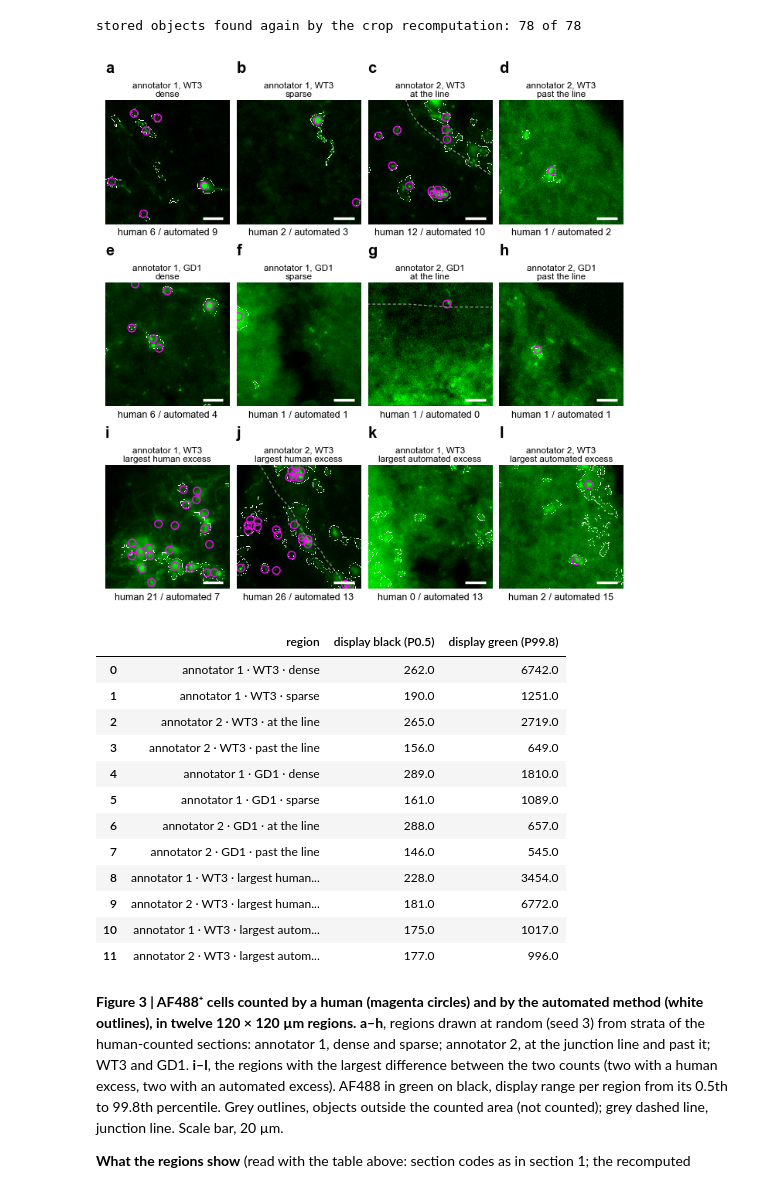
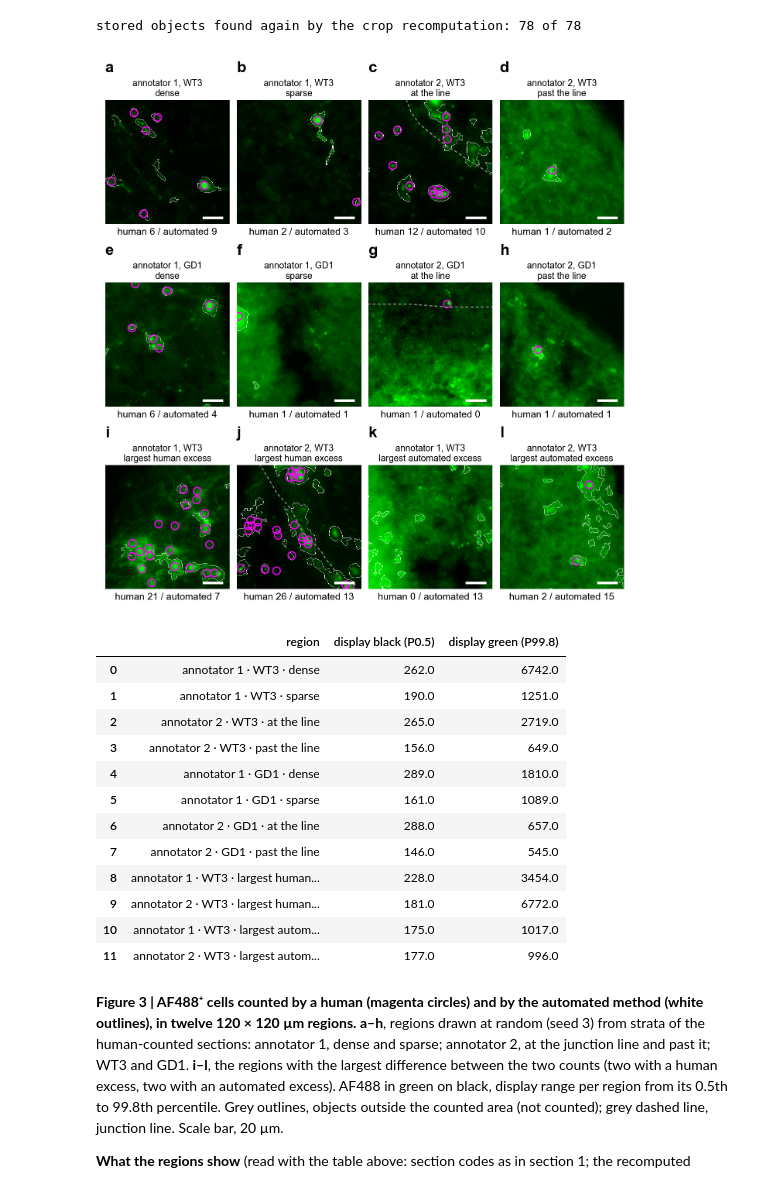
Before and after one commit to daggermaster3000/ARGUS, a Jupyter notebook: notebooks/official_analysis/01_validation.ipynb, the cells around one changed output. Drawn from its saved outputs; the diff is of its cells as text; code cells hidden in the pictures.

Commit message:
fix(notebooks): validation region galleries shown at full resolution in the notebook (240 dpi)
Co-Authored-By: Claude Opus 5.5 (1M context) <noreply@anthropic.com>

```diff
--- a/notebooks/official_analysis/01_validation.ipynb
+++ b/notebooks/official_analysis/01_validation.ipynb
@@ -783,35 +783,37 @@ def draw_roi(ax, index, roi):
         keep = ids
     ax.imshow(outline_rgba(r["labels"], keep), extent=extent, interpolation="nearest")
     # the human dots
     d = dots[(dots["annotator"] == roi["annotator"]) & (dots["name"] == roi["name"])][["y", "x"]].to_numpy()
     d = d[inside(d, roi)]
     ax.scatter(d[:, 1] - left, d[:, 0] - top, s=34, facecolor="none", edgecolor=MAGENTA, linewidth=0.9)
     # the junction line, where it crosses the square
     line = junction_line(roi["name"]) - (top, left)
     ax.plot(line[:, 1], line[:, 0], color=MID, lw=0.8, ls=(0, (3, 2)))
     # 20 µm scale bar
     side = image.shape[0] * voxel
     ax.plot([side - 6 - 20, side - 6], [side - 6, side - 6], color="white", lw=2, solid_capstyle="butt")
     ax.set(xlim=(0, side), ylim=(side, 0), xticks=[], yticks=[])
     for spine in ax.spines.values():
         spine.set_visible(False)
     ax.set_title(roi["stratum"].replace(" · ", ", ", 1).replace(" · ", "\n", 1), fontsize=7, pad=3)
     ax.text(0.5, -0.03, f"human {int(roi['human'])} / automated {int(roi['automated'])}", transform=ax.transAxes,
             ha="center", va="top", fontsize=7.5)
     return lo, hi
 
 
-fig, axes = plt.subplots(3, 4, figsize=(7.2, 6.9), gridspec_kw={"hspace": 0.42, "wspace": 0.06})
+# Shown here at ROI_DPI so each 120 µm square is drawn at its full resolution (0.325 µm per pixel); the saved files are 600 dpi.
+ROI_DPI = 240
+fig, axes = plt.subplots(3, 4, figsize=(7.2, 6.9), dpi=ROI_DPI, gridspec_kw={"hspace": 0.42, "wspace": 0.06})
 ranges = []
 for ax, (index, roi) in zip(axes.flat, rois.iterrows()):
     ranges.append((roi["stratum"], *draw_roi(ax, index, roi)))
 panel_letters(axes, x=0.0, y=1.2)
 save(fig, "fig3_regions_by_eye")
 plt.show()
 display(pd.DataFrame(ranges, columns=["region", f"display black (P{DISPLAY_PCT[0]:g})",
                                       f"display green (P{DISPLAY_PCT[1]:g})"]).round(0))
 # %% [output]
-[figure, old version]
+[figure, new version]
 |  | region | display black (P0.5) | display green (P99.8) |
 | 0 | annotator 1 · WT3 · dense | 262.0 | 6742.0 |
 | 1 | annotator 1 · WT3 · sparse | 190.0 | 1251.0 |
```
Also changed, not shown: parts of 1 cell of this notebook.
